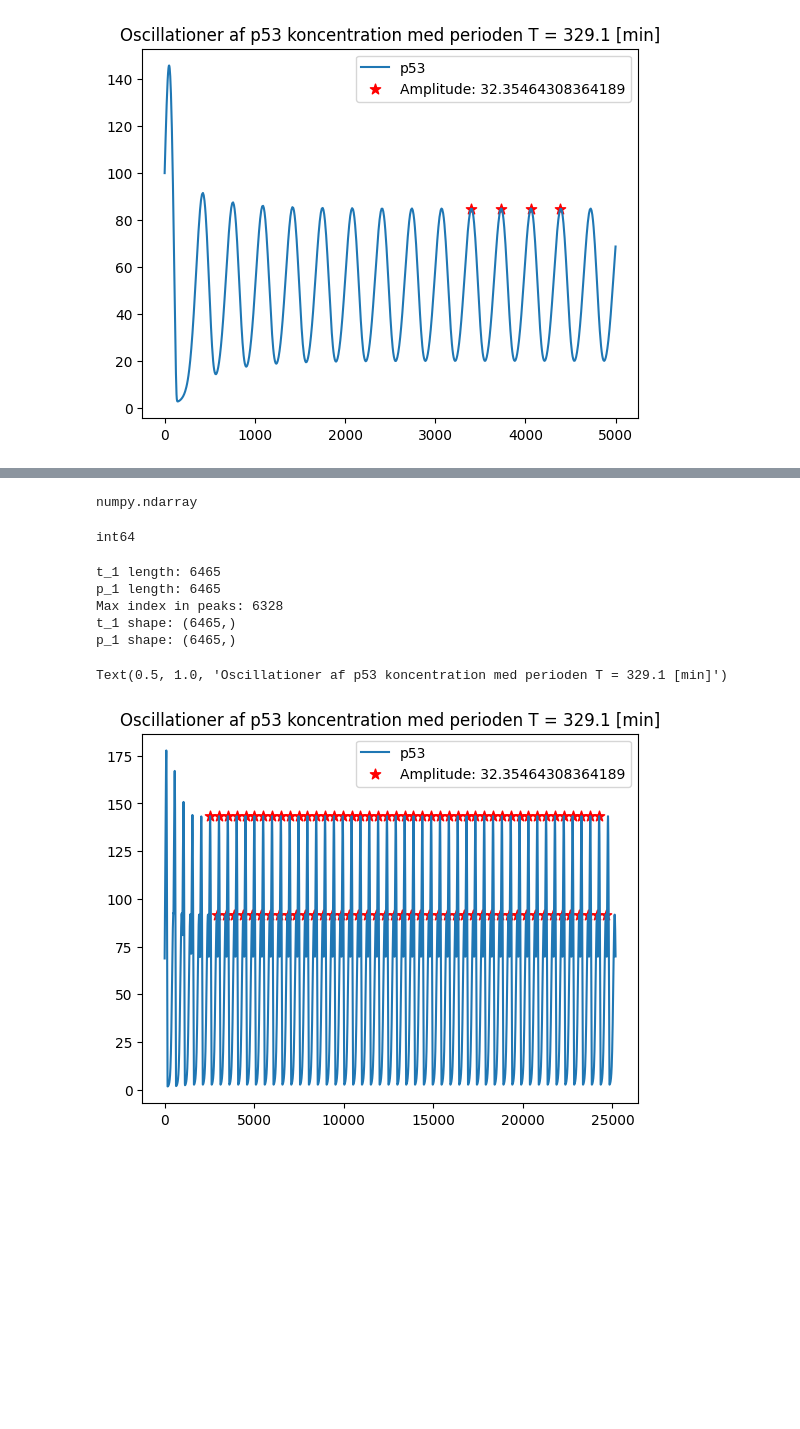
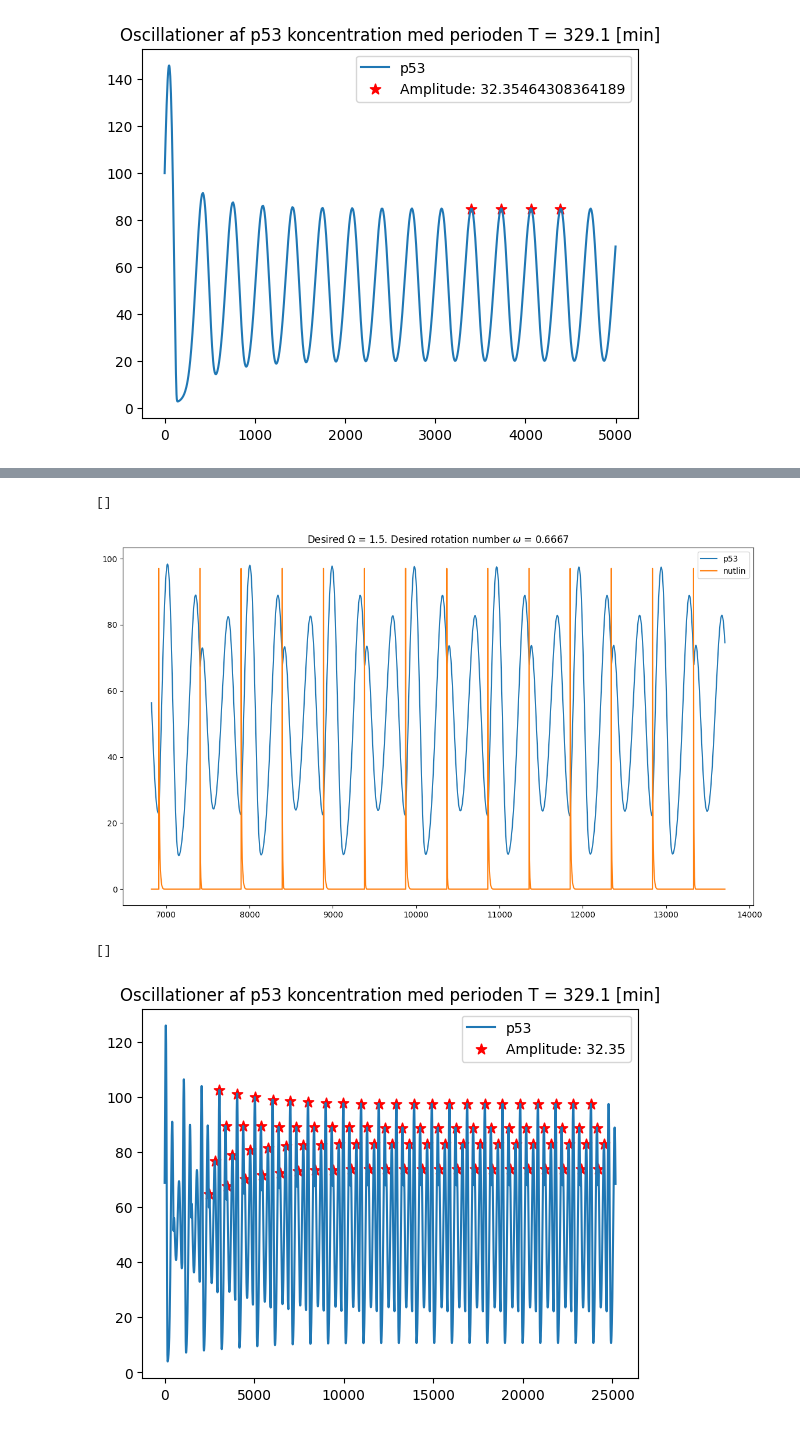
Before and after one commit to ErikBachRyhl/p53, a Jupyter notebook: Nutlin-tilføjelse.ipynb, the cells around one changed output, grey strips where cells are left out. Cells and saved outputs as stored; diff of their text form; code cells hidden in the pictures; blank space fills up the shorter version.

```diff
--- a/Nutlin-tilføjelse.ipynb
+++ b/Nutlin-tilføjelse.ipynb
@@ -266,7 +181,7 @@ def sim_onoff_nutlin(oscillationer, T_int, OOmega, p0, m0, Mf0, Mb0, A_ext):
 # %%
-OOmega = 1.5
-Nutlin_A = A_int*10
+current_omega = 1.5
+Nutlin_A = A_int*3
 # %%
-nutlin_sim1, omega, T_ext_sim1 = sim_onoff_nutlin(50, T_int, OOmega, p_transient[-1], m_transient[-1], Mf_transient[-1], Mb_transient[-1], Nutlin_A)
+nutlin_sim1, omega, T_ext_sim1 = sim_onoff_nutlin(50, T_int, current_omega, p_transient[-1], m_transient[-1], Mf_transient[-1], Mb_transient[-1], Nutlin_A)
 # %%
 t_1, p_1, m_1, Mb_1, Mf_1, n_1 = np.array(nutlin_sim1["t"]), np.round(np.array(nutlin_sim1["p"]), 4), np.round(np.array(nutlin_sim1["m"]), 4), np.round(np.array(nutlin_sim1["Mb"]), 4), np.round(np.array(nutlin_sim1["Mf"]), 4), np.round(np.array(nutlin_sim1["n"]), 4)
@@ -273,37 +205,32 @@ t_1, p_1, m_1, Mb_1, Mf_1, n_1 = np.array(nutlin_sim1["t"]), np.round(np.array(n
+# %%
+plt.figure(figsize=(14, 8))
+
+plt.plot(t_1[1500:3000], p_1[1500:3000], label="p53")
+plt.plot(t_1[1500:3000], n_1[1500:3000], label="nutlin")
+
+# for i in range(len(peaks_nutlin)):
+#     plt.scatter(t_1[peaks_nutlin[i]], n_1[peaks_nutlin[i]], c="red", marker='*')
+
+# for i in range(len(troughs_p53)):
+#     plt.scatter(t_1[troughs_p53[i]], p_1[troughs_p53[i]], c="black", marker='*')
+
+plt.title(rf"Desired $\Omega$ = {current_omega}. Desired rotation number $\omega$ = {omega:.4}")
+
+plt.legend()
+plt.plot()
+# %% [output]
+[]
+[figure, added]
 # %%
-_, _, _, peaks_p53_after_transient, _ = compute_internal_oscillator(np.array(t_1), np.array(p_1))
+_, _, _, peaks_p53_after_transient, _ = compute_external_oscillator(np.array(t_1), np.array(p_1))
-# %%
-type(peaks_p53_after_transient)
-# %% [output]
-numpy.ndarray
-# %%
-# Verify the type of elements in peaks_p53_after_transient
-print(peaks_p53_after_transient.dtype)
-
-# If it's not an integer type, you should convert it
-if peaks_p53_after_transient.dtype != 'int':
-    peaks_p53_after_transient = peaks_p53_after_transient.astype(int)
-# %% [output]
-int64
-# %%
-print("t_1 length:", len(t_1))
-print("p_1 length:", len(p_1))
-print("Max index in peaks:", max(peaks_p53_after_transient))
-print("t_1 shape:", t_1.shape)
-print("p_1 shape:", p_1.shape)
-# %% [output]
-t_1 length: 6465
-p_1 length: 6465
-Max index in peaks: 6328
-t_1 shape: (6465,)
-p_1 shape: (6465,)
 # %%
 plt.plot(t_1, p_1, label="p53")
-plt.scatter(t_1[peaks_p53_after_transient], p_1[peaks_p53_after_transient], s=60, c="red", marker='*', label=f"Amplitude: {A_int}")
+plt.scatter(t_1[peaks_p53_after_transient], p_1[peaks_p53_after_transient], s=60, c="red", marker='*', label=f"Amplitude: {A_int:.4}")
 
 plt.legend()
 
 plt.title(f"Oscillationer af p53 koncentration med perioden T = {T_int:.4} [min]")
+plt.plot()
 # %% [output]
-Text(0.5, 1.0, 'Oscillationer af p53 koncentration med perioden T = 329.1 [min]')
+[]
-[figure, old version]
+[figure, new version]
```
Also changed, not shown: parts of 32 cells of this notebook.
